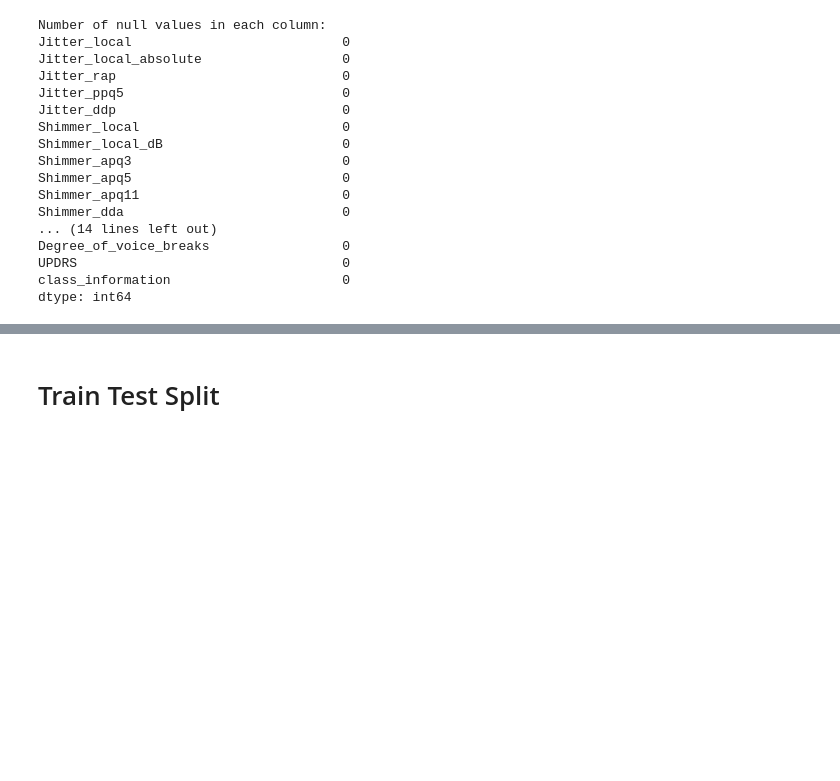
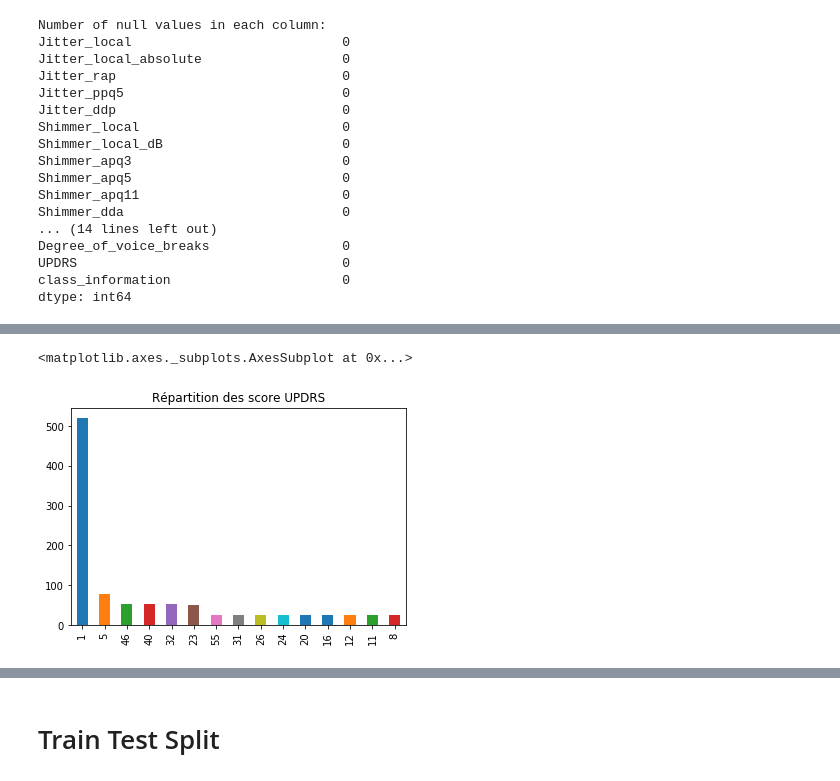
Before and after one commit to cjacques4/Parkinson-Speech-Dataset-with-Multiple-Types-of-Sound-Recordings, a Jupyter notebook: Projet_Python_DataAnalysis.ipynb, the cells around one changed output, grey strips where cells are left out. Cells and saved outputs as stored; diff of their text form; code cells hidden in the pictures; blank space fills up the shorter version.

```diff
--- a/Projet_Python_DataAnalysis.ipynb
+++ b/Projet_Python_DataAnalysis.ipynb
@@ -110,0 +192,7 @@ dtype: int64
+# %%
+title = "Répartition des score UPDRS"
+to_plot = df.UPDRS.value_counts(dropna=False)
+to_plot.plot.bar(title=title)
+# %% [output]
+<matplotlib.axes._subplots.AxesSubplot at 0x...>
+[figure, added]
```
Also changed, not shown: parts of 19 cells of this notebook, 2 other files.
